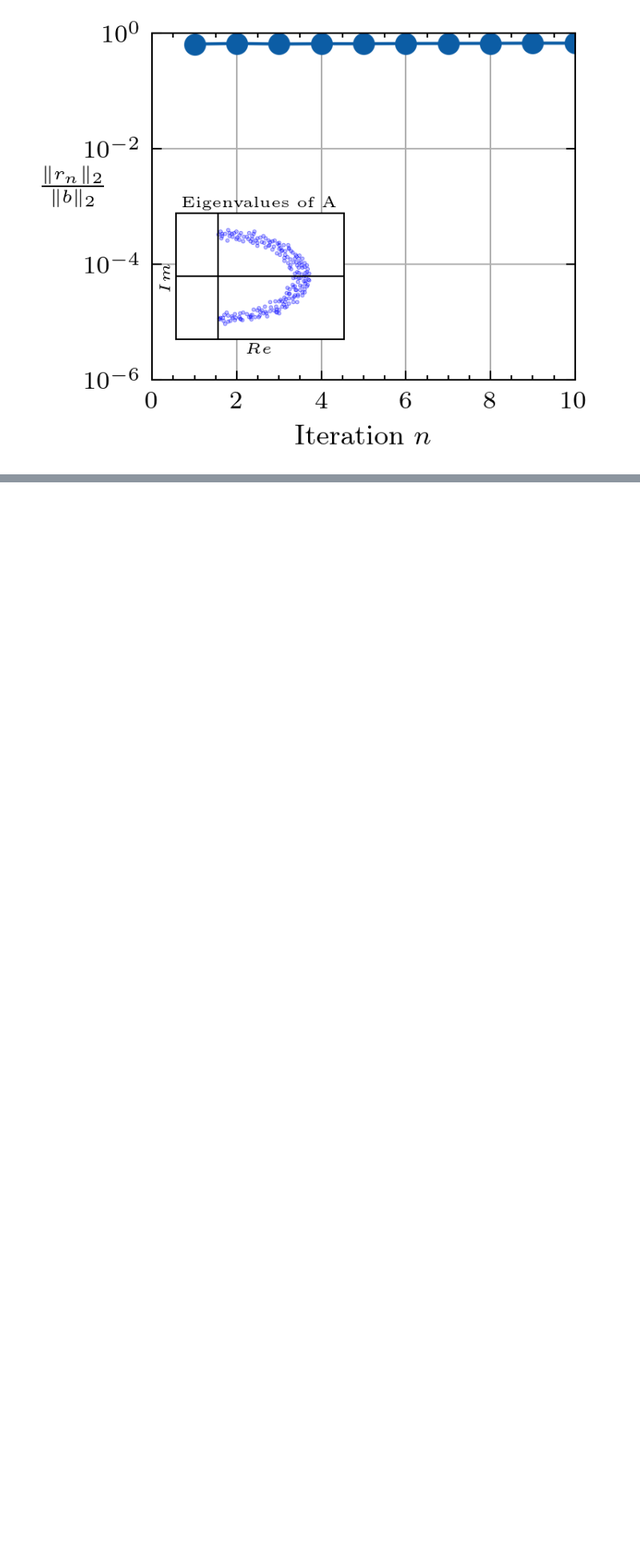
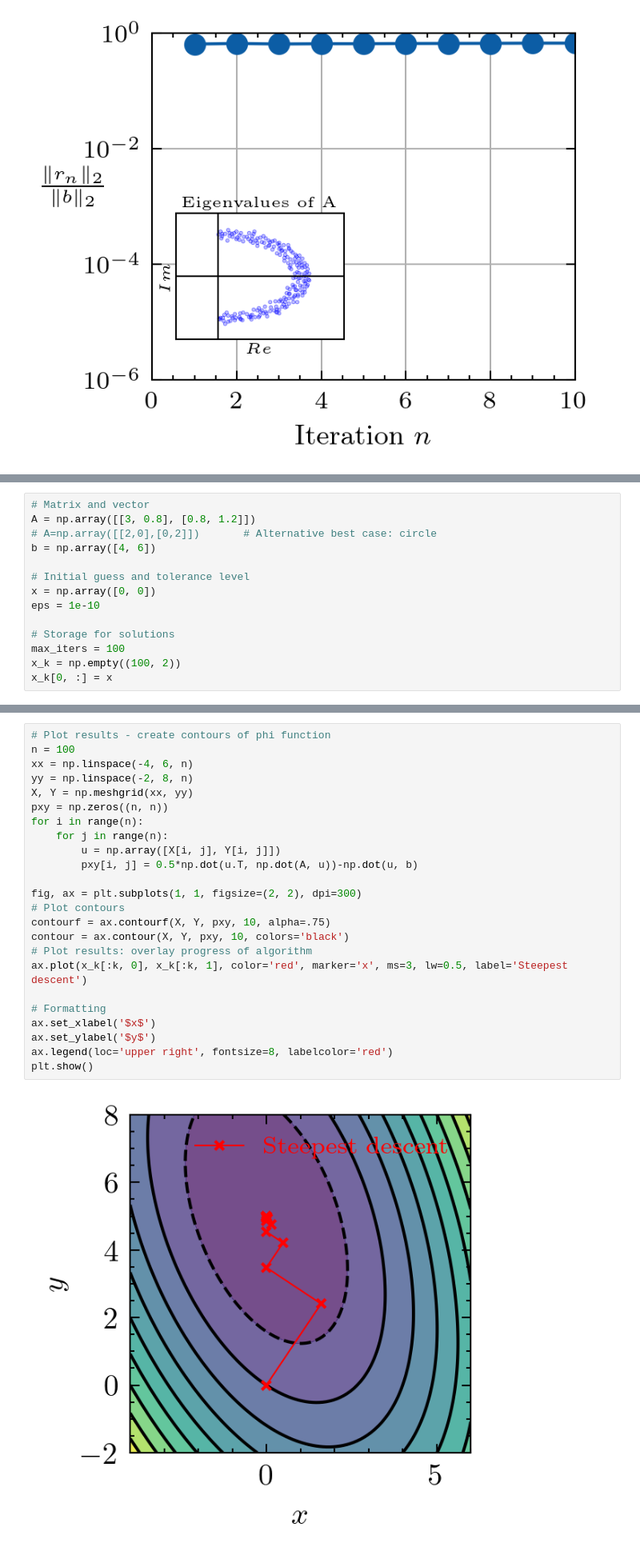
Before and after one commit to rycroft-group/math513, a Jupyter notebook: 6_iter/6_iter.ipynb, the cells around one changed output, grey strips where cells are left out. Shown at 80% size. Drawn from its saved outputs; the diff is of its cells as text; blank space fills up the shorter version.

```diff
--- a/6_iter/6_iter.ipynb
+++ b/6_iter/6_iter.ipynb
@@ -333,0 +349,14 @@ plt.show()
+# %%
+# Matrix and vector
+A = np.array([[3, 0.8], [0.8, 1.2]])
+# A=np.array([[2,0],[0,2]])       # Alternative best case: circle
+b = np.array([4, 6])
+
+# Initial guess and tolerance level
+x = np.array([0, 0])
+eps = 1e-10
+
+# Storage for solutions
+max_iters = 100
+x_k = np.empty((100, 2))
+x_k[0, :] = x
@@ -333,0 +390,26 @@ plt.show()
+# %%
+# Plot results - create contours of phi function
+n = 100
+xx = np.linspace(-4, 6, n)
+yy = np.linspace(-2, 8, n)
+X, Y = np.meshgrid(xx, yy)
+pxy = np.zeros((n, n))
+for i in range(n):
+    for j in range(n):
+        u = np.array([X[i, j], Y[i, j]])
+        pxy[i, j] = 0.5*np.dot(u.T, np.dot(A, u))-np.dot(u, b)
+
+fig, ax = plt.subplots(1, 1, figsize=(2, 2), dpi=300)
+# Plot contours
+contourf = ax.contourf(X, Y, pxy, 10, alpha=.75)
+contour = ax.contour(X, Y, pxy, 10, colors='black')
+# Plot results: overlay progress of algorithm
+ax.plot(x_k[:k, 0], x_k[:k, 1], color='red', marker='x', ms=3, lw=0.5, label='Steepest descent')
+
+# Formatting
+ax.set_xlabel('$x$')
+ax.set_ylabel('$y$')
+ax.legend(loc='upper right', fontsize=8, labelcolor='red')
+plt.show()
+# %% [output]
+[figure, added]
```
Also changed, not shown: parts of 11 cells of this notebook, 2 other files.
